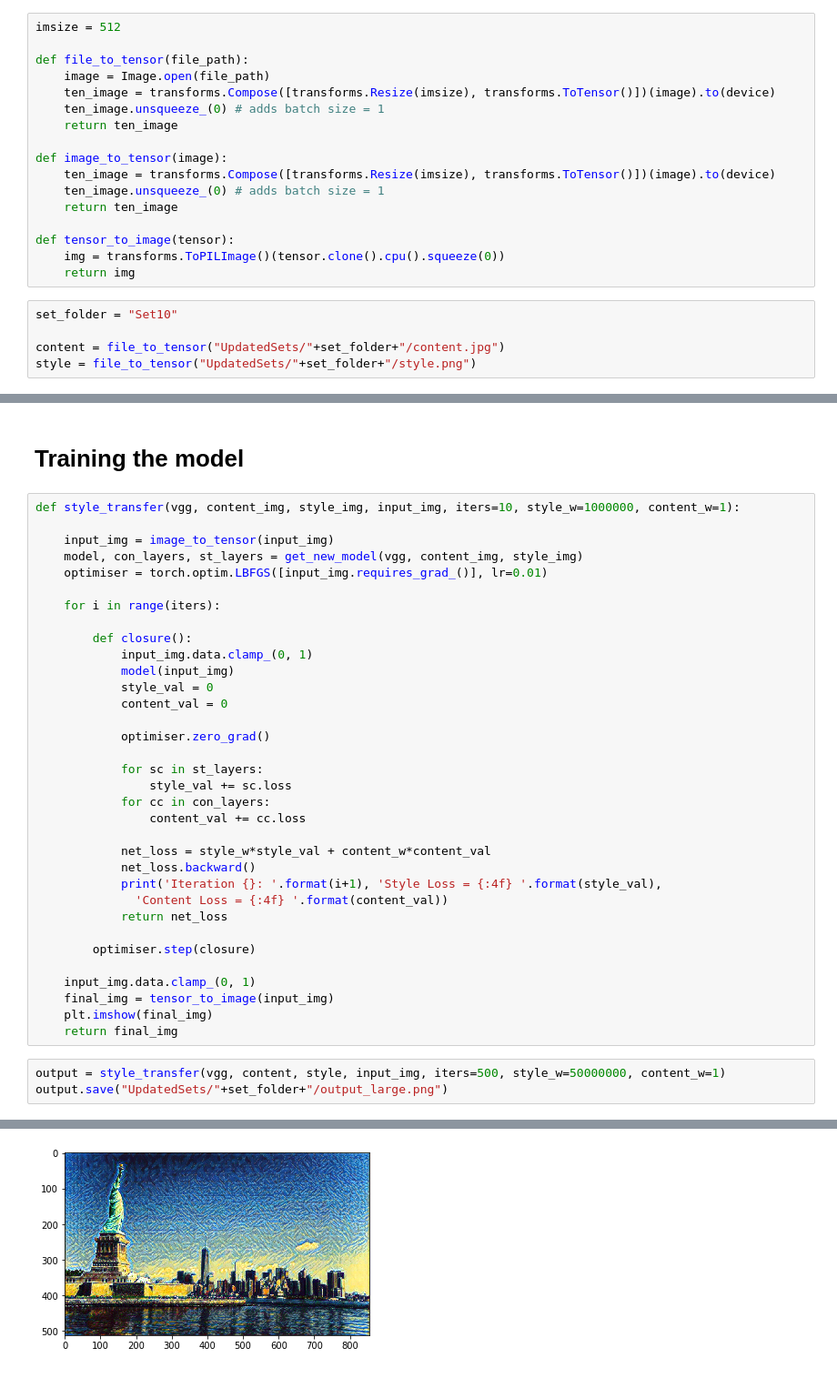
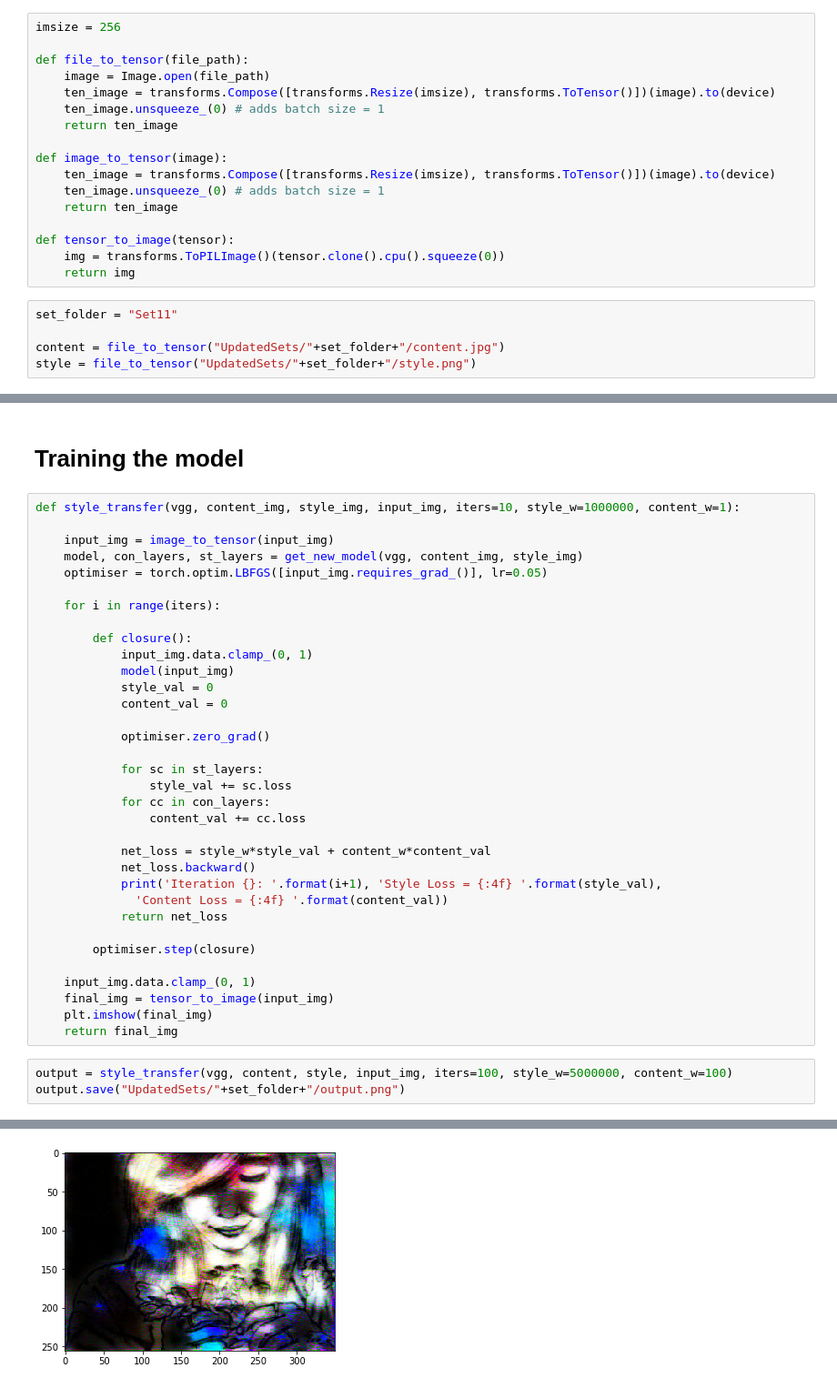
Before and after one commit to psambit9791/ArtWithinAI, a Jupyter notebook: II - Style Transfer.ipynb, the cells around one changed output, grey strips where cells are left out. Shown at 91% size. Cells and saved outputs as stored; diff of their text form.

Commit message:
Tests not working on sketched contents

```diff
--- a/II - Style Transfer.ipynb
+++ b/II - Style Transfer.ipynb
@@ -16,7 +18,7 @@ import torchvision.models as models
 # %% [markdown]
 ## Image to Tensor Conversions
 # %%
-imsize = 512
+imsize = 256
 
 def file_to_tensor(file_path):
     image = Image.open(file_path)
@@ -33,7 +35,7 @@ def tensor_to_image(tensor):
     img = transforms.ToPILImage()(tensor.clone().cpu().squeeze(0))
     return img
 # %%
-set_folder = "Set10"
+set_folder = "Set11"
 
 content = file_to_tensor("UpdatedSets/"+set_folder+"/content.jpg")
 style = file_to_tensor("UpdatedSets/"+set_folder+"/style.png")
@@ -158,7 +159,7 @@ def style_transfer(vgg, content_img, style_img, input_img, iters=10, style_w=100
 
     input_img = image_to_tensor(input_img)
     model, con_layers, st_layers = get_new_model(vgg, content_img, style_img)
-    optimiser = torch.optim.LBFGS([input_img.requires_grad_()], lr=0.01)
+    optimiser = torch.optim.LBFGS([input_img.requires_grad_()], lr=0.05)
 
     for i in range(iters):
 
@@ -188,6 +189,6 @@ def style_transfer(vgg, content_img, style_img, input_img, iters=10, style_w=100
     plt.imshow(final_img)
     return final_img
 # %%
-output = style_transfer(vgg, content, style, input_img, iters=500, style_w=50000000, content_w=1)
-output.save("UpdatedSets/"+set_folder+"/output_large.png")
+output = style_transfer(vgg, content, style, input_img, iters=100, style_w=5000000, content_w=100)
+output.save("UpdatedSets/"+set_folder+"/output.png")
 # %% [output]
@@ -211 +212 @@ Iteration 31
-[figure, old version]
+[figure, new version]
```
Also changed, not shown: parts of 4 cells of this notebook, 5 other files.
